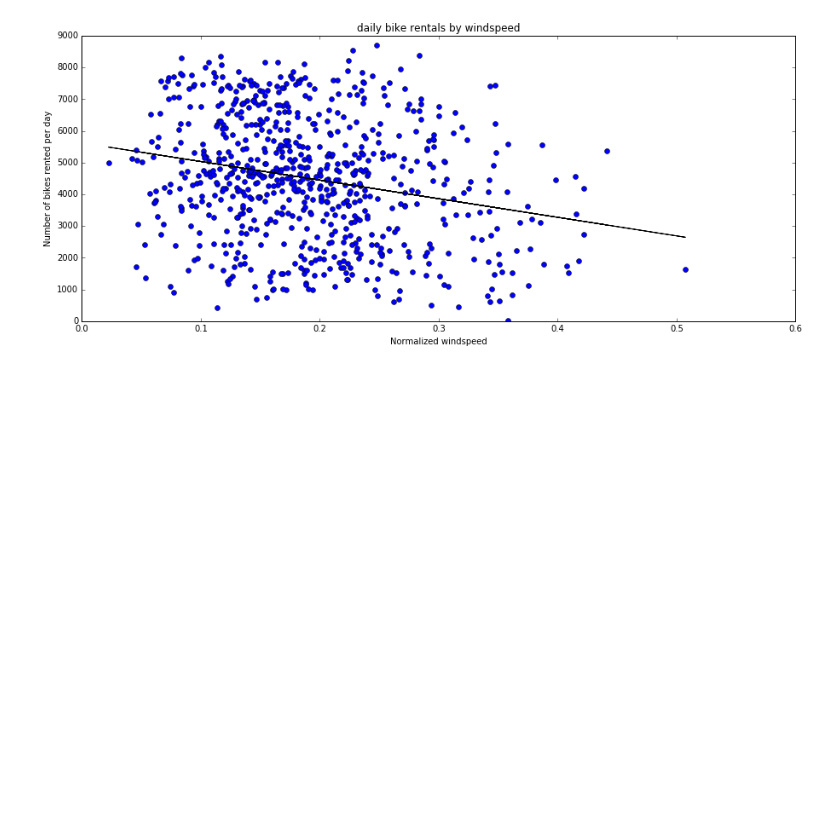
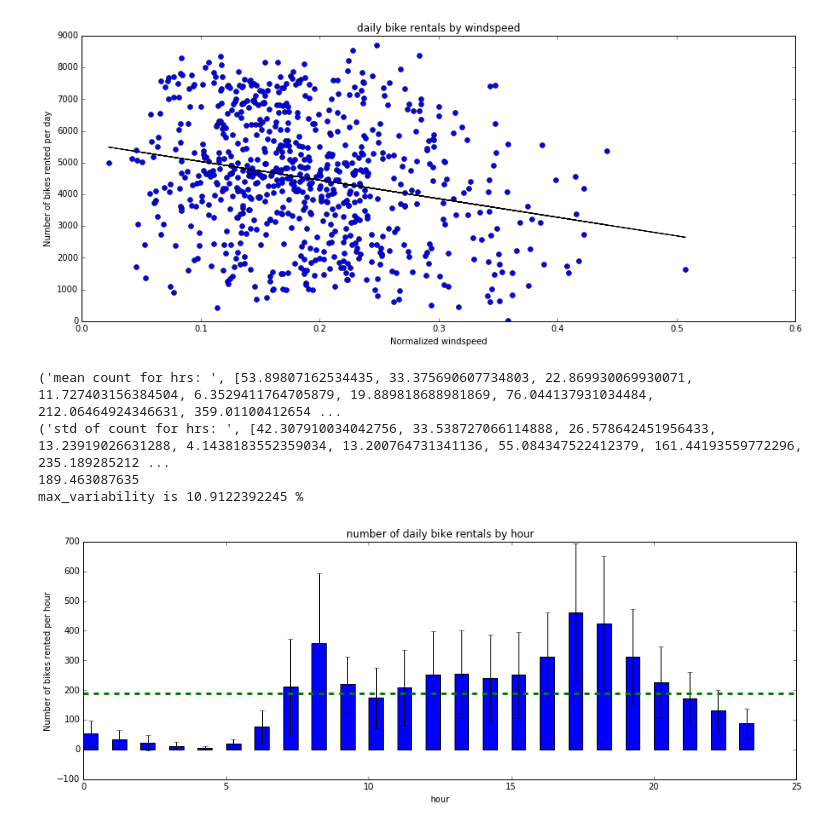
Before and after one commit to hannahlaura44/data-analysis, a Jupyter notebook: analysis.ipynb, the cells around one changed output. Saved outputs shown, nothing was run; the diff lists cells and outputs as text; code cells hidden in the pictures; blank space fills up the shorter version.

```diff
--- a/analysis.ipynb
+++ b/analysis.ipynb
@@ -503,3 +511,42 @@ plt.ylim(0, 9000)
 pylab.show()
 # %% [output]
 [figure]
+# %%
+# analyze the data by hour
+df_hr = pd.read_csv("/Users/hannahhagen/Documents/Git/data-analysis-bike-share/Question1 Data Set/hour.csv") #Reading the dataset in a dataframe using Pandas
+df_hr.describe() #get summary of numerical variables
+hr = df_hr.groupby(['hr'])
+hr_stats = hr.describe()
+
+mean_cnt_hr = []
+std_cnt_hr = []
+i = 0
+while i<24:
+    mean_cnt_hr.append(hr_stats.cnt[i]['mean'])
+    std_cnt_hr.append(hr_stats.cnt[i]['std'])
+    i+=1
+print("mean count for hrs: ",mean_cnt_hr)
+print("std of count for hrs: ",std_cnt_hr)
+
+x = [0,1,2,3,4,5,6,7,8,9,10,11,12,13,14,15,16,17,18,19,20,21,22,23]
+plt.figure(figsize=(15, 5))
+plt.bar(left=x,height=mean_cnt_hr,width=0.5,yerr=std_cnt_hr,ecolor = 'black',)
+# plot an average total count.
+cnt_avg = np.mean(df_hr.cnt)
+print(cnt_avg)
+plt.axhline(y=cnt_avg, ls='dashed', color='g', linewidth=3)
+plt.ylabel('Number of bikes rented per hour')
+plt.xlabel('hour')
+plt.title('number of daily bike rentals by hour')
+# takeaways
+# sunday and monday have lowest ridership
+# thursday and friday max ridership
+# wednesday and saturday have largest variability (unpredictability)
+# overall the meximum variation between weekdays is: max_cnt - min_cnt / min_cnt
+print 'max_variability is', (max(mean_cnt_weekday)-min(mean_cnt_weekday)) / min(mean_cnt_weekday) * 100, "%"
+# %% [output]
+('mean count for hrs: ', [53.89807162534435, 33.375690607734803, 22.869930069930071, 11.727403156384504, 6.3529411764705879, 19.889818688981869, 76.044137931034484, 212.06464924346631, 359.01100412654 ...
+('std of count for hrs: ', [42.307910034042756, 33.538727066114888, 26.578642451956433, 13.23919026631288, 4.1438183552359034, 13.200764731341136, 55.084347522412379, 161.44193559772296, 235.189285212 ...
+189.463087635
+max_variability is 10.9122392245 %
+[figure, added]
```
Also changed, not shown: parts of 3 cells of this notebook, 3 other files.
